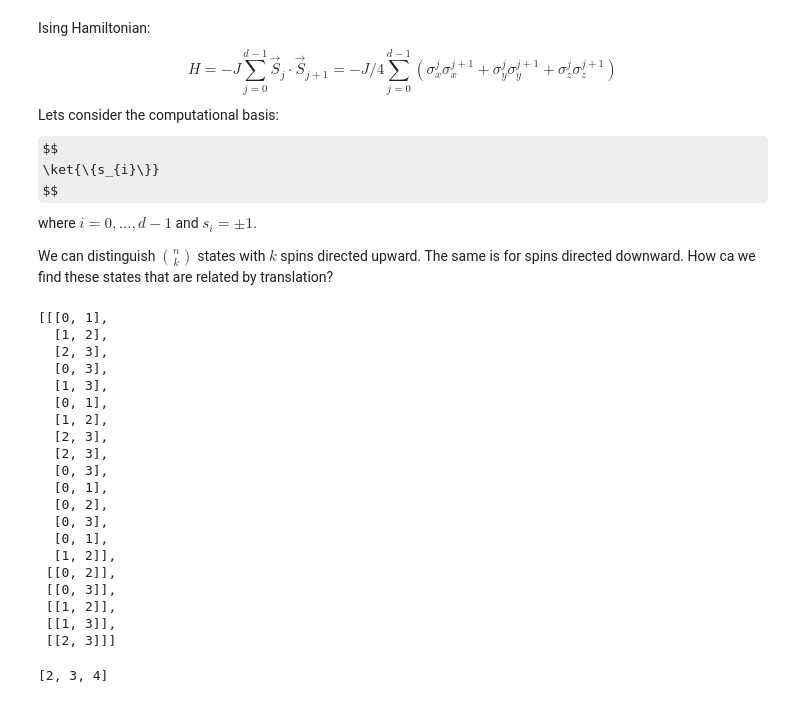
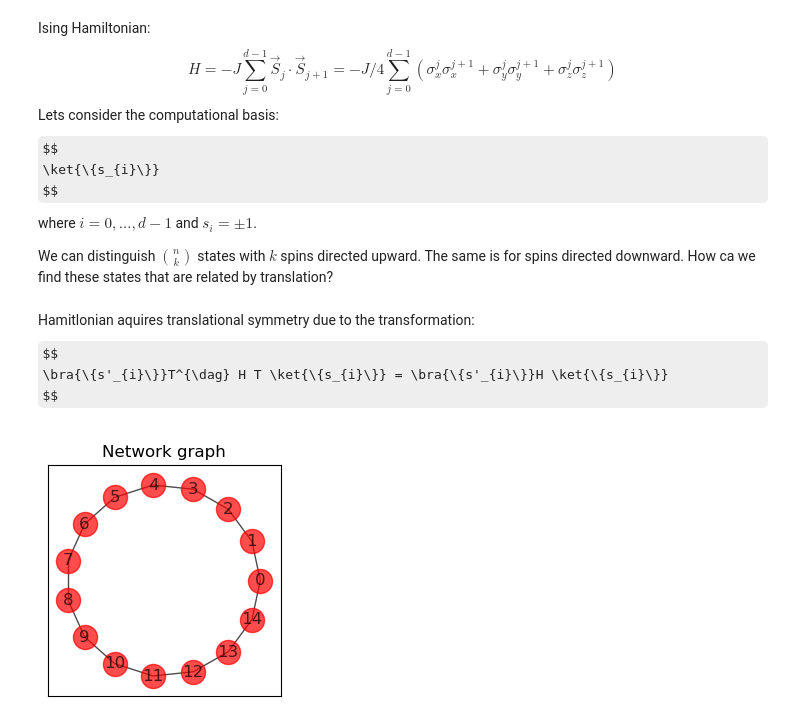
Before and after one commit to JedrekSt/PhaseTransitions, a Jupyter notebook: Ising_momentum.ipynb, the cells around one changed output. Cells and saved outputs as stored; diff of their text form; code cells hidden in the pictures; some formulas as TeX source.

```diff
--- a/Ising_momentum.ipynb
+++ b/Ising_momentum.ipynb
@@ -38,31 +20,19 @@ class Ising_momentum:
-# %%
-Ising = Ising_momentum(4)
-Ising.group_strings(2)
-# %% [output]
-[[[0, 1],
-  [1, 2],
-  [2, 3],
-  [0, 3],
-  [1, 3],
-  [0, 1],
-  [1, 2],
-  [2, 3],
-  [2, 3],
-  [0, 3],
-  [0, 1],
-  [0, 2],
-  [0, 3],
-  [0, 1],
-  [1, 2]],
- [[0, 2]],
- [[0, 3]],
- [[1, 2]],
- [[1, 3]],
- [[2, 3]]]
-# %%
-tab = [3,4,2]
-
-
-print(sorted(tab))
-# %% [output]
-[2, 3, 4]
+# %% [markdown]
+Hamitlonian aquires translational symmetry due to the transformation:
+$$
+\bra{\{s'_{i}\}}T^{\dag} H T \ket{\{s_{i}\}} = \bra{\{s'_{i}\}}H \ket{\{s_{i}\}}
+$$
+# %%
+G = nx.Graph()
+dim = 15
+G.add_nodes_from([str(i) for i in range(dim)])
+G.add_edges_from([(str(i),str((i+1)%dim)) for i in range(dim)])
+
+pos = nx.circular_layout(G)
+
+fig = plt.figure(figsize = (3,3))
+ax = fig.add_subplot()
+ax.set_title("Network graph")
+nx.draw_networkx(G,ax = ax,pos = pos,node_color = "red",alpha =0.7)
+# %% [output]
+[figure, added]
```
Also changed, not shown: parts of 10 cells of this notebook, 1 other file.
